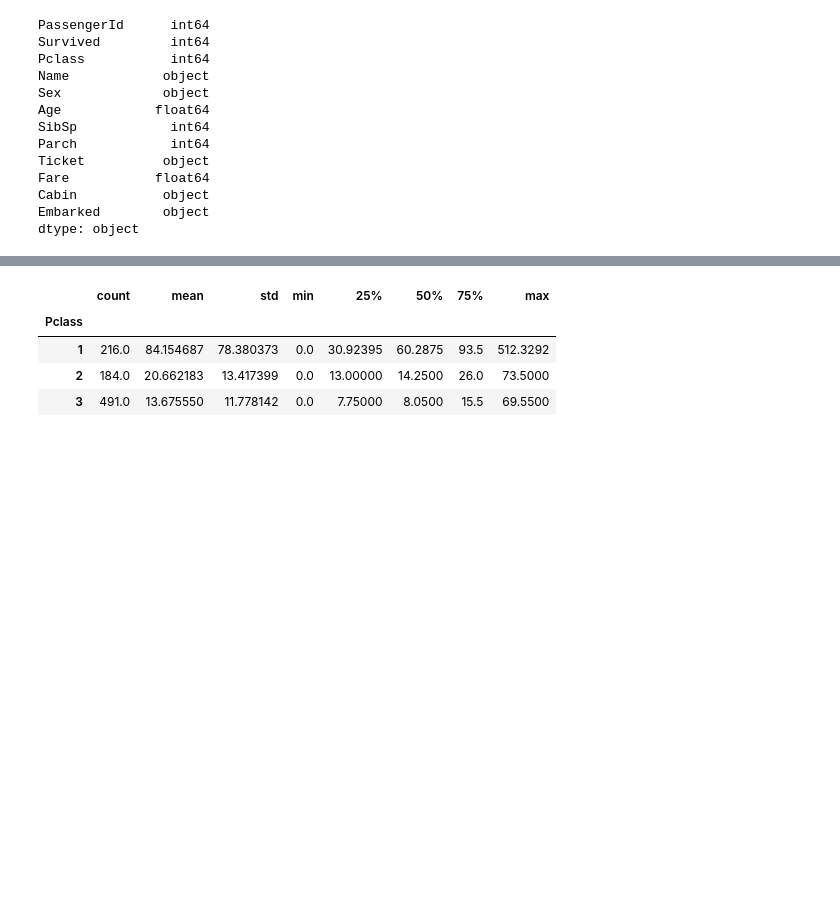
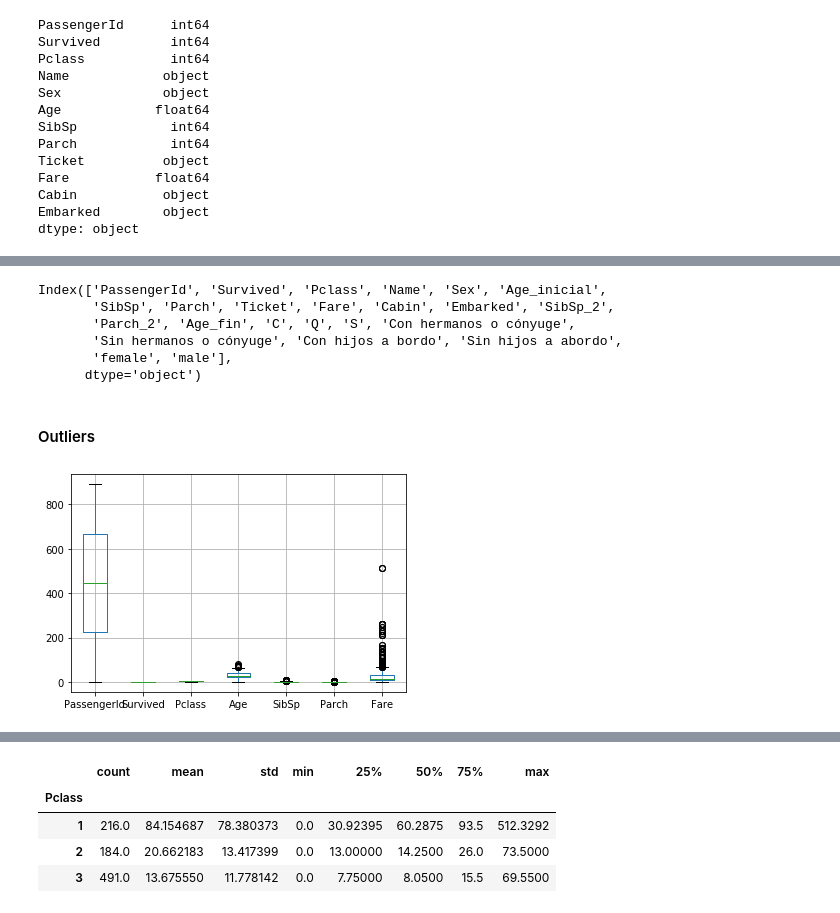
Before and after one commit to GiseleGuadalupe/UOC---Practica2, a Jupyter notebook: Practica2.ipynb, the cells around one changed output, grey strips where cells are left out. Cells and saved outputs as stored; diff of their text form; code cells hidden in the pictures; blank space fills up the shorter version.

```diff
--- a/Practica2.ipynb
+++ b/Practica2.ipynb
@@ -103,10 +41,0 @@ array([[<matplotlib.axes._subplots.AxesSubplot object at 0x...>]],
-# %%
-def f(x):
-  if x['Age'] >= 45: return '>= 45 anõs'
-  elif x['Age'] < 45  and x['Age'] >= 35: return '>= 35 y <45 años'
-  elif x['Age'] < 35 and x['Age'] >= 25: return '>= 25 y < 35 años'
-  elif x['Age'] < 25  and x['Age'] >= 18: return '>= 18 y < 25 años'
-  elif x['Age'] < 18: return '< 18 años'
-  else: return 'Sin inforamción'
-
-train['Age_2'] = train.apply(f, axis=1)
@@ -181,6 +41,0 @@ array([[<matplotlib.axes._subplots.AxesSubplot object at 0x...>]],
-# %%
-def h(x):
-  if x['Parch'] > 0: return 'Con hijos a bordo'
-  else: return 'Sin hijos a bordo'
-
-train['Parch_2'] = train.apply(h, axis=1)
@@ -213,0 +101,6 @@ train.describe()
+# %%
+def h(x):
+        if x['Parch'] > 0: return 'Con hijos a bordo'
+        else: return 'Sin hijos a abordo'
+
+train['Parch_2'] = train.apply(h,axis=1)
@@ -213,0 +136,3 @@ train.describe()
+# %%
+# Remplazar null por 'S' en la columna Emparked
+train = train.fillna({'Embarked': 'S'})
@@ -213,0 +261,17 @@ train.describe()
+# %%
+train3.columns
+# %% [output]
+Index(['PassengerId', 'Survived', 'Pclass', 'Name', 'Sex', 'Age_inicial',
+       'SibSp', 'Parch', 'Ticket', 'Fare', 'Cabin', 'Embarked', 'SibSp_2',
+       'Parch_2', 'Age_fin', 'C', 'Q', 'S', 'Con hermanos o cónyuge',
+       'Sin hermanos o cónyuge', 'Con hijos a bordo', 'Sin hijos a abordo',
+       'female', 'male'],
+      dtype='object')
+# %% [markdown]
+#### Outliers
+# %%
+# Comprobando outliers de los datos originales
+train.boxplot()
+plt.means=True
+# %% [output]
+[figure, added]
```
Also changed, not shown: parts of 93 cells of this notebook, 5 other files.
